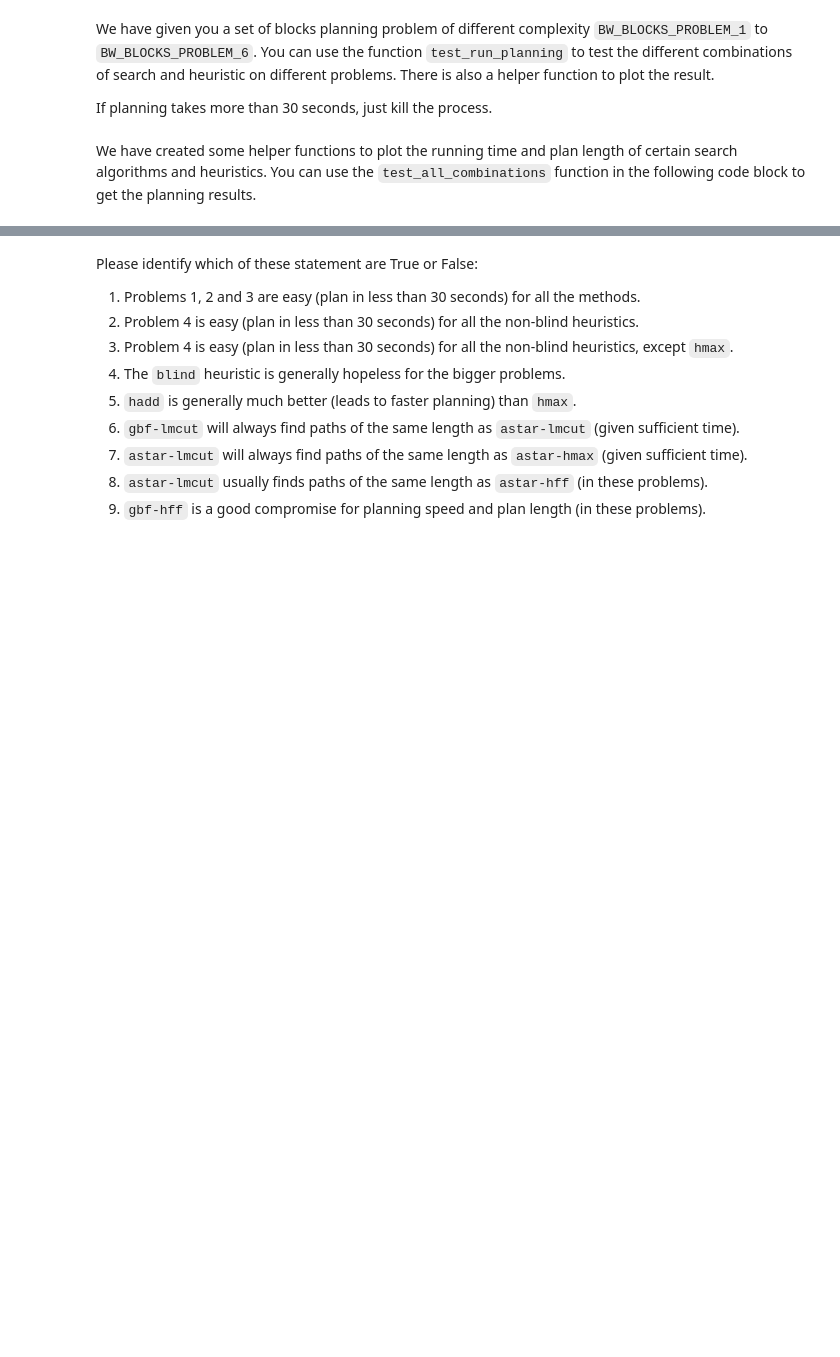
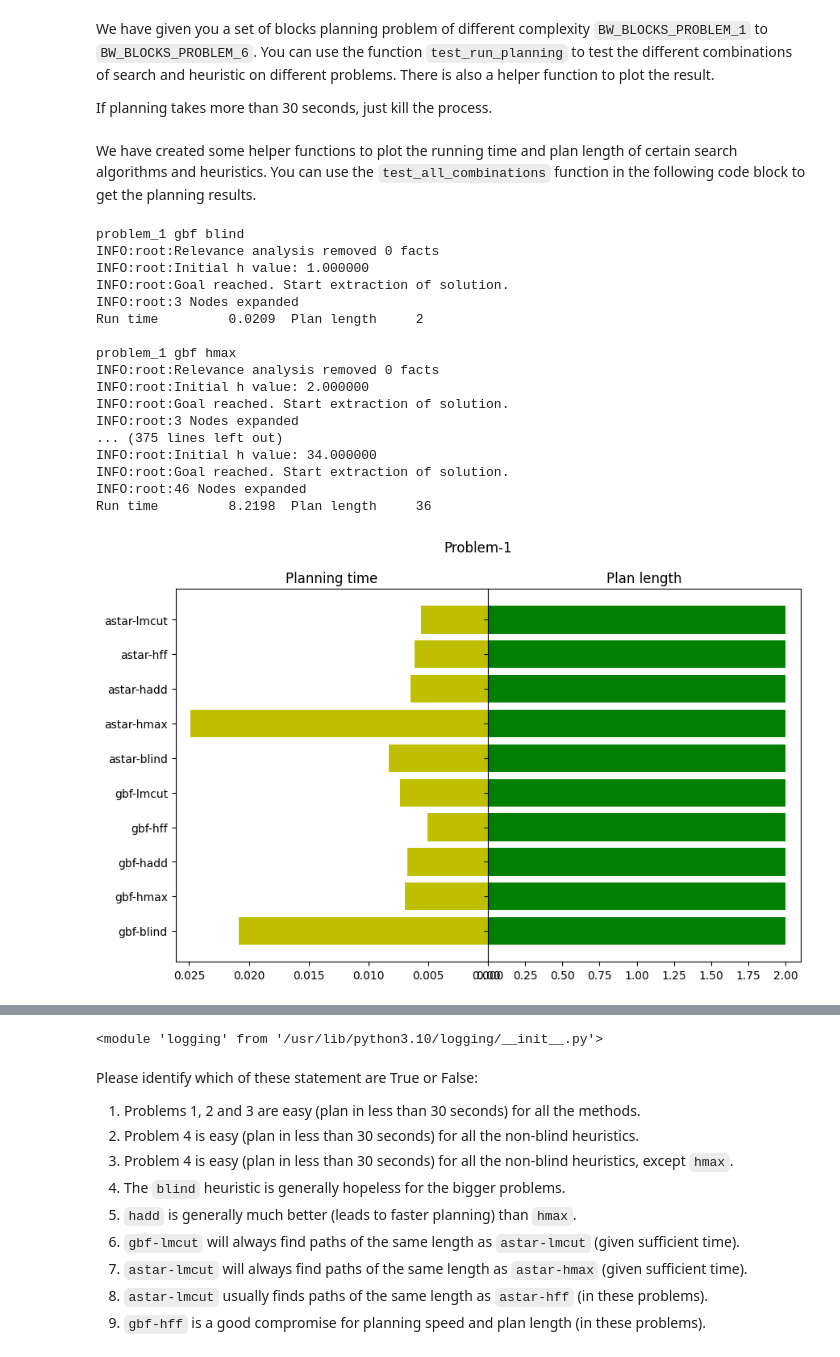
Before and after one commit to andrewgorovoy-mde/PADM_Fall2026, a Jupyter notebook: homeworks/ps4/ProblemSet04_CSPs_Classical_Planning_release.ipynb, the cells around one changed output, grey strips where cells are left out. Saved outputs shown, nothing was run; the diff lists cells and outputs as text; code cells hidden in the pictures; blank space fills up the shorter version.

```diff
--- a/homeworks/ps4/ProblemSet04_CSPs_Classical_Planning_release.ipynb
+++ b/homeworks/ps4/ProblemSet04_CSPs_Classical_Planning_release.ipynb
@@ -1183,13 +1231,24 @@ The autograder checks conditions 3 and 4 with internal implementations of 1B and
 Include your puzzle below, along with any LLM-generated code you used to find it.
 </div>
 # %%
+
 def return_adversarial_sudoku():
     """
     Returns:
       grid: 9x9 list of lists of ints (0 for empty cells) that meets the four
       conditions in 2B.
     """
-    raise NotImplementedError()
+    return [
+        [0, 0, 0, 6, 0, 4, 3, 2, 0],
+        [0, 0, 0, 7, 0, 0, 0, 5, 0],
+        [5, 0, 0, 0, 2, 0, 0, 0, 0],
+        [0, 0, 5, 9, 7, 2, 1, 6, 8],
+        [0, 0, 0, 0, 0, 0, 5, 0, 3],
+        [8, 7, 6, 3, 1, 5, 9, 4, 2],
+        [7, 2, 8, 0, 4, 1, 0, 0, 9],
+        [0, 5, 0, 0, 3, 0, 0, 1, 0],
+        [1, 3, 9, 0, 6, 7, 4, 0, 5],
+    ]
 # %%
 adversarial = return_adversarial_sudoku()
 csp = sudoku_csp(adversarial)
@@ -1890,31 +2091,50 @@ def test_all_combinations(timeout=5):
         (j, k, i): [-1, -1]
         for (i, j,
              k) in itertools.product(problem_id, all_searchalgs, all_heuristics)
     }
     result_savers = []
     with mp.Manager() as manager:
         for problem_i, search_algo, heuristic in itertools.product(
                 problem_id, all_searchalgs, all_heuristics):
             print(f'problem_{problem_i}', search_algo, heuristic)
             result_saver = manager.dict()
             result_savers.append(result_saver)
             planning_proc = mp.Process(target=test_run_planning,
                                        args=(BW_BLOCKS_DOMAIN, problem_i,
                                              search_algo, heuristic,
                                              result_saver))
             planning_proc.start()
             planning_proc.join(timeout=timeout)
             if planning_proc.is_alive():
                 planning_proc.terminate()
                 print(f'Terminate after {timeout} sec.')
                 print()
                 continue
             print()
         for res in result_savers:
             result.update(res)
     plot_result(result, timeout)
 
 
 # Uncomment the following line, set timeout limit to plot results
-# test_all_combinations(timeout=30)
+test_all_combinations(timeout=30)
 importlib.reload(logging)
+# %% [output]
+problem_1 gbf blind
+INFO:root:Relevance analysis removed 0 facts
+INFO:root:Initial h value: 1.000000
+INFO:root:Goal reached. Start extraction of solution.
+INFO:root:3 Nodes expanded
+Run time         0.0209  Plan length     2
+
+problem_1 gbf hmax
+INFO:root:Relevance analysis removed 0 facts
+INFO:root:Initial h value: 2.000000
+INFO:root:Goal reached. Start extraction of solution.
+INFO:root:3 Nodes expanded
+... (375 lines left out)
+INFO:root:Initial h value: 34.000000
+INFO:root:Goal reached. Start extraction of solution.
+INFO:root:46 Nodes expanded
+Run time         8.2198  Plan length     36
+[figure, added]
@@ -1921,3 +2146,4 @@ importlib.reload(logging)
+<module 'logging' from '/usr/lib/python3.10/logging/__init__.py'>
 # %% [markdown]
 Please identify which of these statement are True or False:
 
```
Also changed, not shown: parts of 13 cells of this notebook.
